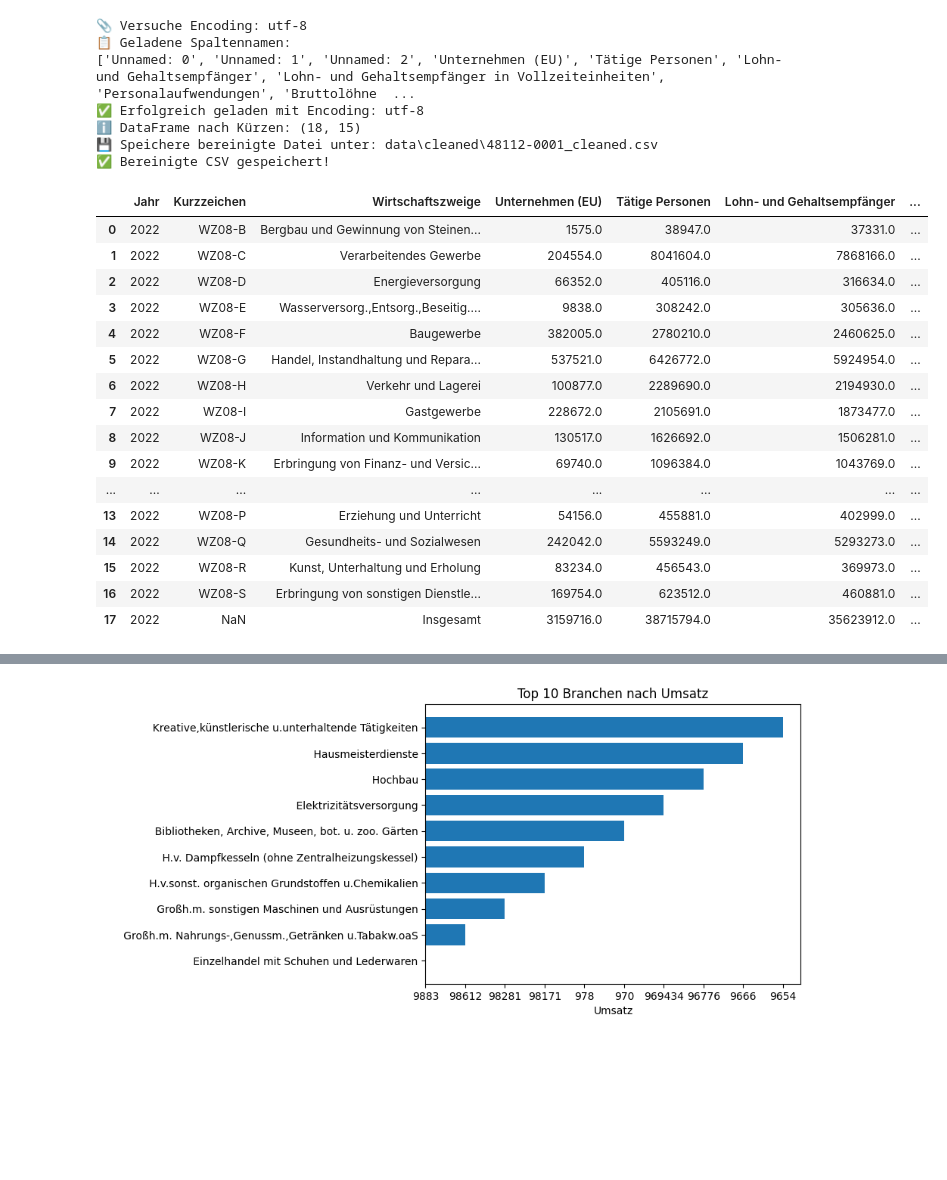
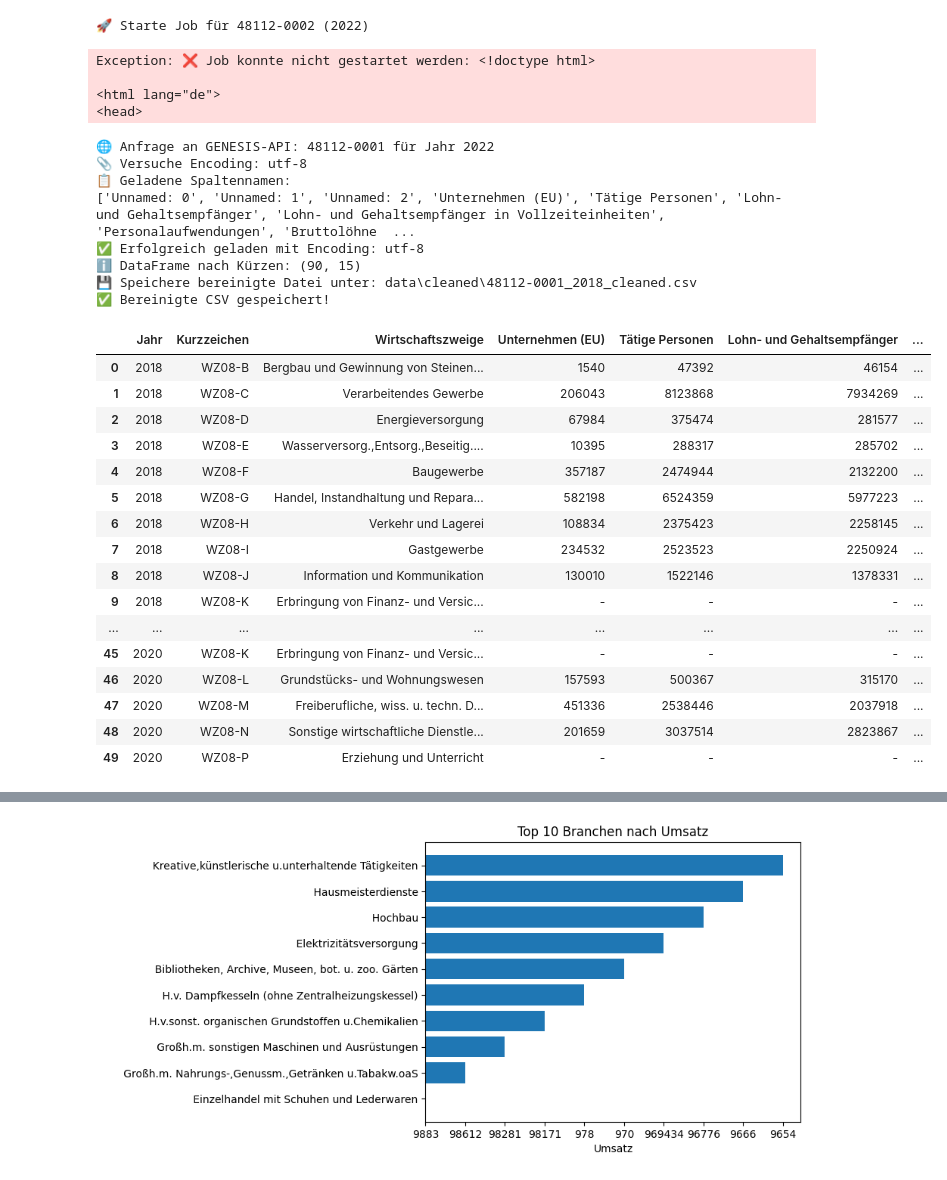
Before and after one commit to s0578620/Data-Science-Project_GENESIS, a Jupyter notebook: analyse.ipynb, the cells around one changed output, grey strips where cells are left out. Cells and saved outputs as stored; diff of their text form; code cells hidden in the pictures; blank space fills up the shorter version.

```diff
--- a/analyse.ipynb
+++ b/analyse.ipynb
@@ -1,40 +1,54 @@
+# %%
+from src.download_table_auto import download_and_extract_table_job
+csv_path = download_and_extract_table_job("48112-0002", "2022", dest_folder="data/raw")
+# %% [output]
+🚀 Starte Job für 48112-0002 (2022)
+Exception: ❌ Job konnte nicht gestartet werden: <!doctype html>
+
+<html lang="de">
+<head>
 # %%
 import os, sys
 sys.path.append(os.path.abspath("src"))
 
 from src.download_table import download_and_extract_table
+from src.download_table_auto import download_and_extract_table_job
 from src.loader import load_genesis_csv
 
-csv_path = download_and_extract_table("48112-0001", dest_folder="data/raw")
+csv_path = download_and_extract_table("48112-0001", "2022", dest_folder="data/raw")
+#csv_path = download_and_extract_table_job("48112-0002", "2022", dest_folder="data/raw")
+#df = load_genesis_csv(csv_path, zip_name="48112-0001")
 df = load_genesis_csv(csv_path, zip_name="48112-0001")
+#df = load_genesis_csv(csv_path, zip_name="48112-0002")
 
 if df is not None:
     display(df.head(50))
 # %% [output]
+🌐 Anfrage an GENESIS-API: 48112-0001 für Jahr 2022
 📎 Versuche Encoding: utf-8
 📋 Geladene Spaltennamen:
 ['Unnamed: 0', 'Unnamed: 1', 'Unnamed: 2', 'Unternehmen (EU)', 'Tätige Personen', 'Lohn- und Gehaltsempfänger', 'Lohn- und Gehaltsempfänger in Vollzeiteinheiten', 'Personalaufwendungen', 'Bruttolöhne  ...
 ✅ Erfolgreich geladen mit Encoding: utf-8
-ℹ️ DataFrame nach Kürzen: (18, 15)
-💾 Speichere bereinigte Datei unter: data\cleaned\48112-0001_cleaned.csv
+ℹ️ DataFrame nach Kürzen: (90, 15)
+💾 Speichere bereinigte Datei unter: data\cleaned\48112-0001_2018_cleaned.csv
 ✅ Bereinigte CSV gespeichert!
 |  | Jahr | Kurzzeichen | Wirtschaftszweige | Unternehmen (EU) | Tätige Personen | Lohn- und Gehaltsempfänger | ... |
-| 0 | 2022 | WZ08-B | Bergbau und Gewinnung von Steinen... | 1575.0 | 38947.0 | 37331.0 | ... |
-| 1 | 2022 | WZ08-C | Verarbeitendes Gewerbe | 204554.0 | 8041604.0 | 7868166.0 | ... |
-| 2 | 2022 | WZ08-D | Energieversorgung | 66352.0 | 405116.0 | 316634.0 | ... |
-| 3 | 2022 | WZ08-E | Wasserversorg.,Entsorg.,Beseitig.... | 9838.0 | 308242.0 | 305636.0 | ... |
-| 4 | 2022 | WZ08-F | Baugewerbe | 382005.0 | 2780210.0 | 2460625.0 | ... |
-| 5 | 2022 | WZ08-G | Handel, Instandhaltung und Repara... | 537521.0 | 6426772.0 | 5924954.0 | ... |
-| 6 | 2022 | WZ08-H | Verkehr und Lagerei | 100877.0 | 2289690.0 | 2194930.0 | ... |
-| 7 | 2022 | WZ08-I | Gastgewerbe | 228672.0 | 2105691.0 | 1873477.0 | ... |
-| 8 | 2022 | WZ08-J | Information und Kommunikation | 130517.0 | 1626692.0 | 1506281.0 | ... |
-| 9 | 2022 | WZ08-K | Erbringung von Finanz- und Versic... | 69740.0 | 1096384.0 | 1043769.0 | ... |
+| 0 | 2018 | WZ08-B | Bergbau und Gewinnung von Steinen... | 1540 | 47392 | 46154 | ... |
+| 1 | 2018 | WZ08-C | Verarbeitendes Gewerbe | 206043 | 8123868 | 7934269 | ... |
+| 2 | 2018 | WZ08-D | Energieversorgung | 67984 | 375474 | 281577 | ... |
+| 3 | 2018 | WZ08-E | Wasserversorg.,Entsorg.,Beseitig.... | 10395 | 288317 | 285702 | ... |
+| 4 | 2018 | WZ08-F | Baugewerbe | 357187 | 2474944 | 2132200 | ... |
+| 5 | 2018 | WZ08-G | Handel, Instandhaltung und Repara... | 582198 | 6524359 | 5977223 | ... |
+| 6 | 2018 | WZ08-H | Verkehr und Lagerei | 108834 | 2375423 | 2258145 | ... |
+| 7 | 2018 | WZ08-I | Gastgewerbe | 234532 | 2523523 | 2250924 | ... |
+| 8 | 2018 | WZ08-J | Information und Kommunikation | 130010 | 1522146 | 1378331 | ... |
+| 9 | 2018 | WZ08-K | Erbringung von Finanz- und Versic... | - | - | - | ... |
 | ... | ... | ... | ... | ... | ... | ... | ... |
-| 13 | 2022 | WZ08-P | Erziehung und Unterricht | 54156.0 | 455881.0 | 402999.0 | ... |
-| 14 | 2022 | WZ08-Q | Gesundheits- und Sozialwesen | 242042.0 | 5593249.0 | 5293273.0 | ... |
-| 15 | 2022 | WZ08-R | Kunst, Unterhaltung und Erholung | 83234.0 | 456543.0 | 369973.0 | ... |
-| 16 | 2022 | WZ08-S | Erbringung von sonstigen Dienstle... | 169754.0 | 623512.0 | 460881.0 | ... |
-| 17 | 2022 | NaN | Insgesamt | 3159716.0 | 38715794.0 | 35623912.0 | ... |
+| 45 | 2020 | WZ08-K | Erbringung von Finanz- und Versic... | - | - | - | ... |
+| 46 | 2020 | WZ08-L | Grundstücks- und Wohnungswesen | 157593 | 500367 | 315170 | ... |
+| 47 | 2020 | WZ08-M | Freiberufliche, wiss. u. techn. D... | 451336 | 2538446 | 2037918 | ... |
+| 48 | 2020 | WZ08-N | Sonstige wirtschaftliche Dienstle... | 201659 | 3037514 | 2823867 | ... |
+| 49 | 2020 | WZ08-P | Erziehung und Unterricht | - | - | - | ... |
 # %%
 import os, sys
 sys.path.append(os.path.abspath("src"))
```
Also changed, not shown: parts of 4 cells of this notebook, 12 other files.
